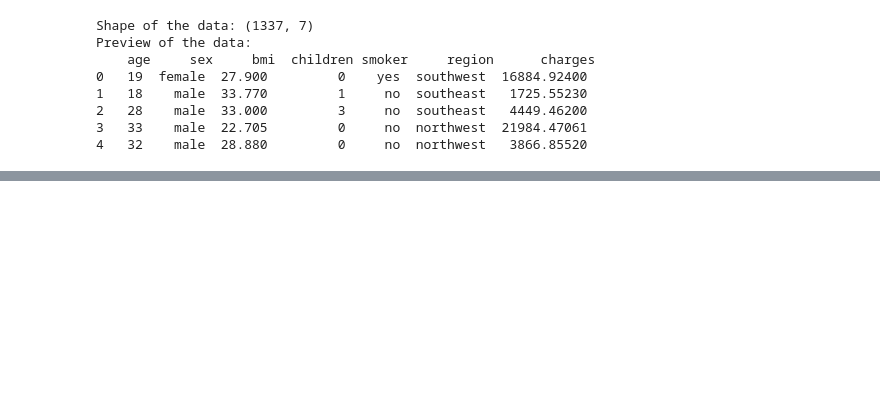
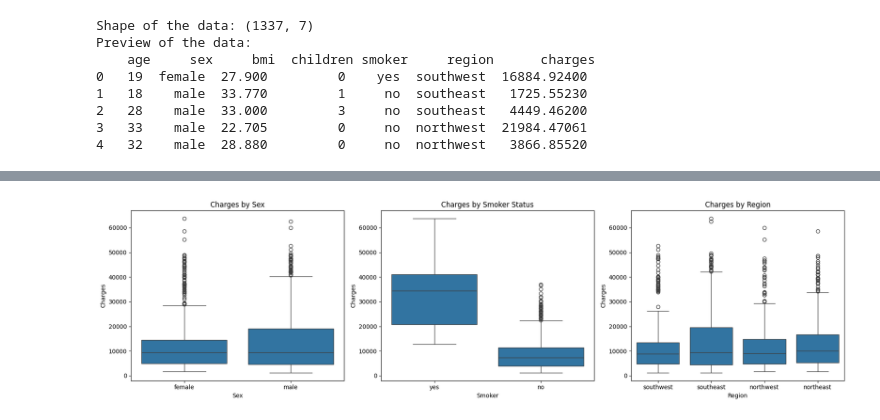
Before and after one commit to Shuaib-8/MLOps-Health-Insurance-Project, a Jupyter notebook: notebooks/02_eda.ipynb, the cells around one changed output, grey strips where cells are left out. Saved outputs shown, nothing was run; the diff lists cells and outputs as text; code cells hidden in the pictures; blank space fills up the shorter version.

```diff
--- a/notebooks/02_eda.ipynb
+++ b/notebooks/02_eda.ipynb
@@ -24,0 +113,24 @@ Preview of the data:
+# %%
+# Checking categorical feature correlations with charges
+
+fig, axes = plt.subplots(1, 3, figsize=(18, 5))
+
+sns.boxplot(data=df, x='sex', y='charges', ax=axes[0])
+axes[0].set_title('Charges by Sex')
+axes[0].set_xlabel('Sex')
+axes[0].set_ylabel('Charges')
+
+sns.boxplot(data=df, x='smoker', y='charges', ax=axes[1])
+axes[1].set_title('Charges by Smoker Status')
+axes[1].set_xlabel('Smoker')
+axes[1].set_ylabel('Charges')
+
+sns.boxplot(data=df, x='region', y='charges', ax=axes[2])
+axes[2].set_title('Charges by Region')
+axes[2].set_xlabel('Region')
+axes[2].set_ylabel('Charges')
+
+plt.tight_layout()
+plt.show()
+# %% [output]
+[figure, added]
```
Also changed, not shown: parts of 11 cells of this notebook.
